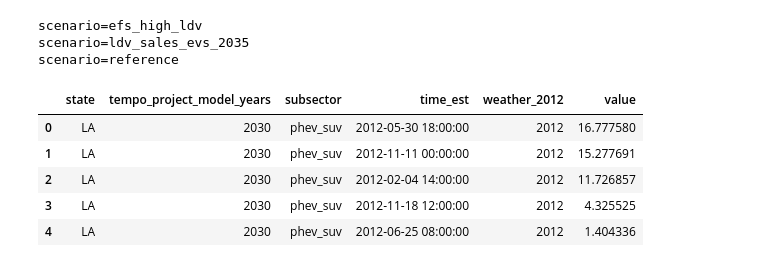
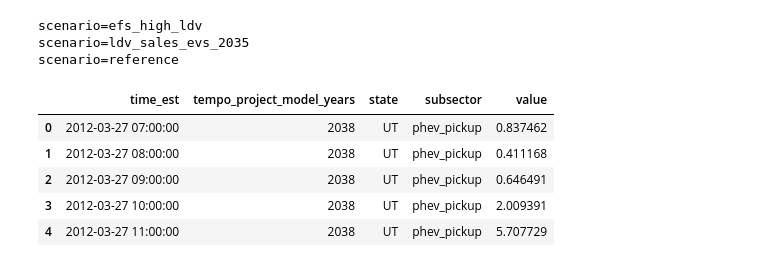
Before and after one commit to dsgrid/dsgrid-project-StandardScenarios, a Jupyter notebook: tempo_project/notebooks/examples-pandas.ipynb, the cells around one changed output. Cells and saved outputs as stored; diff of their text form; code cells hidden in the pictures.

```diff
--- a/tempo_project/notebooks/examples-pandas.ipynb
+++ b/tempo_project/notebooks/examples-pandas.ipynb
@@ -243,23 +258,23 @@ scenario=reference
 # %%
 # Edit this list of tuples as desired
 partitions=[
-    ("scenario", "ldv_sales_evs_2035")
+    ("scenario", "efs_high_ldv")
 ]
 
 subset_filepath = filepath
 for partition_name, value in partitions:
     subset_filepath = subset_filepath / f"{partition_name}={value}"
 
 # load partial data table
 df = pd.read_parquet(subset_filepath)
 df.head(5)
 # %% [output]
-|  | state | tempo_project_model_years | subsector | time_est | weather_2012 | value |
-| 0 | LA | 2030 | phev_suv | 2012-05-30 18:00:00 | 2012 | 16.777580 |
-| 1 | LA | 2030 | phev_suv | 2012-11-11 00:00:00 | 2012 | 15.277691 |
-| 2 | LA | 2030 | phev_suv | 2012-02-04 14:00:00 | 2012 | 11.726857 |
-| 3 | LA | 2030 | phev_suv | 2012-11-18 12:00:00 | 2012 | 4.325525 |
-| 4 | LA | 2030 | phev_suv | 2012-06-25 08:00:00 | 2012 | 1.404336 |
+|  | time_est | tempo_project_model_years | state | subsector | value |
+| 0 | 2012-03-27 07:00:00 | 2038 | UT | phev_pickup | 0.837462 |
+| 1 | 2012-03-27 08:00:00 | 2038 | UT | phev_pickup | 0.411168 |
+| 2 | 2012-03-27 09:00:00 | 2038 | UT | phev_pickup | 0.646491 |
+| 3 | 2012-03-27 10:00:00 | 2038 | UT | phev_pickup | 2.009391 |
+| 4 | 2012-03-27 11:00:00 | 2038 | UT | phev_pickup | 5.707729 |
 # %%
 print(f"Dataset contains {len(df.index):,} data points")
 # %% [output]
```
Also changed, not shown: parts of 9 cells of this notebook, 4 other files.
